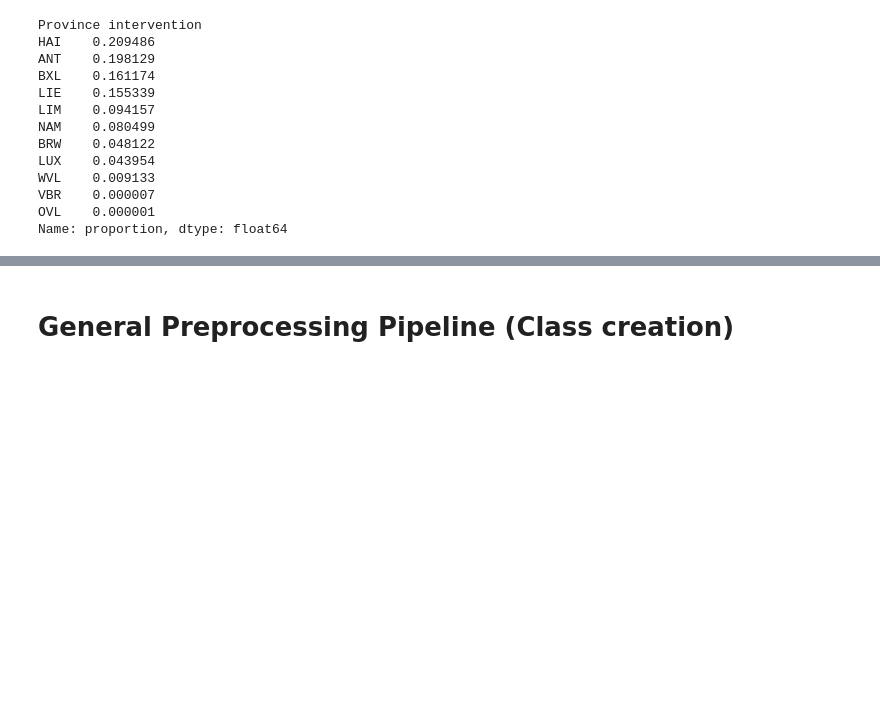
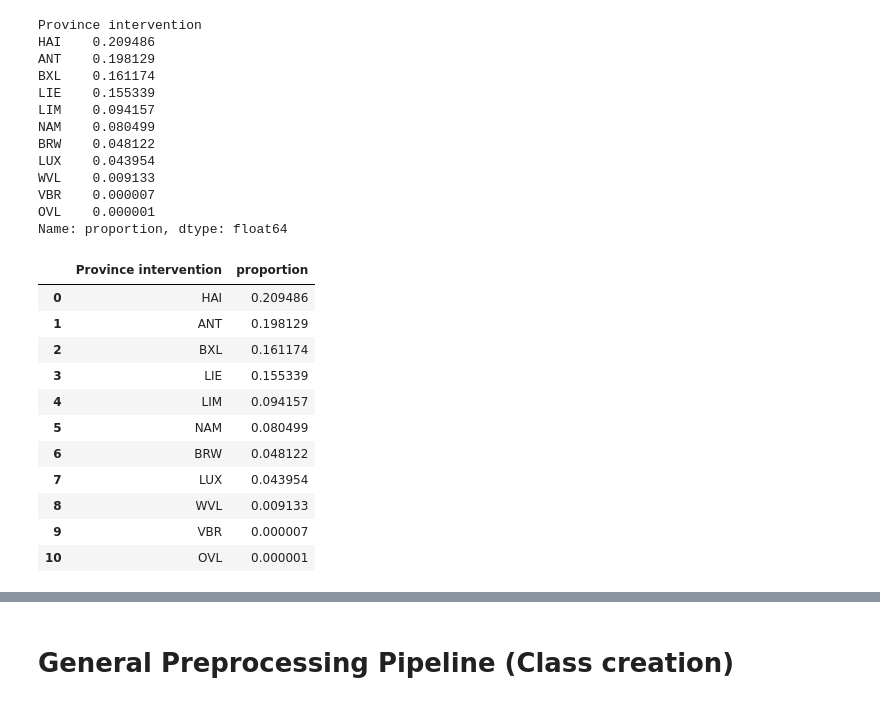
Before and after one commit to Yiannis7918/MDA-Project, a Jupyter notebook: Modelling/Modelling.ipynb, the cells around one changed output, grey strips where cells are left out. Saved outputs shown, nothing was run; the diff lists cells and outputs as text; code cells hidden in the pictures; blank space fills up the shorter version.

```diff
--- a/Modelling/Modelling.ipynb
+++ b/Modelling/Modelling.ipynb
@@ -220,3 +221,19 @@ WVL    0.009133
 VBR    0.000007
 OVL    0.000001
 Name: proportion, dtype: float64
+# %%
+rows_per_province = interventions["Province intervention"].value_counts(normalize=True).to_frame().reset_index()
+rows_per_province
+# %% [output]
+|  | Province intervention | proportion |
+| 0 | HAI | 0.209486 |
+| 1 | ANT | 0.198129 |
+| 2 | BXL | 0.161174 |
+| 3 | LIE | 0.155339 |
+| 4 | LIM | 0.094157 |
+| 5 | NAM | 0.080499 |
+| 6 | BRW | 0.048122 |
+| 7 | LUX | 0.043954 |
+| 8 | WVL | 0.009133 |
+| 9 | VBR | 0.000007 |
+| 10 | OVL | 0.000001 |
```
Also changed, not shown: parts of 4 cells of this notebook.
